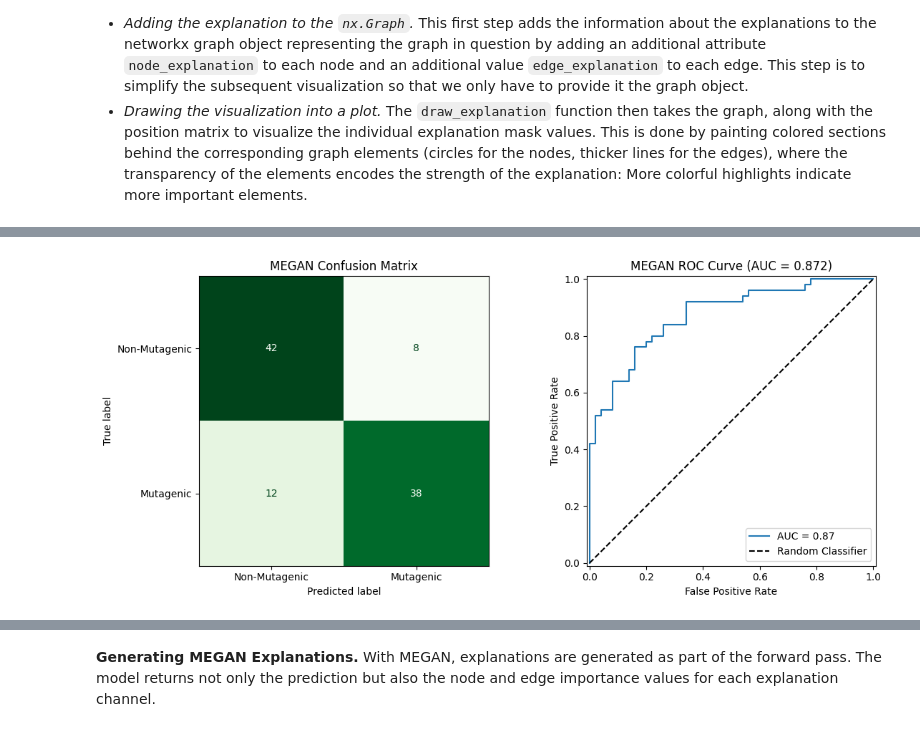
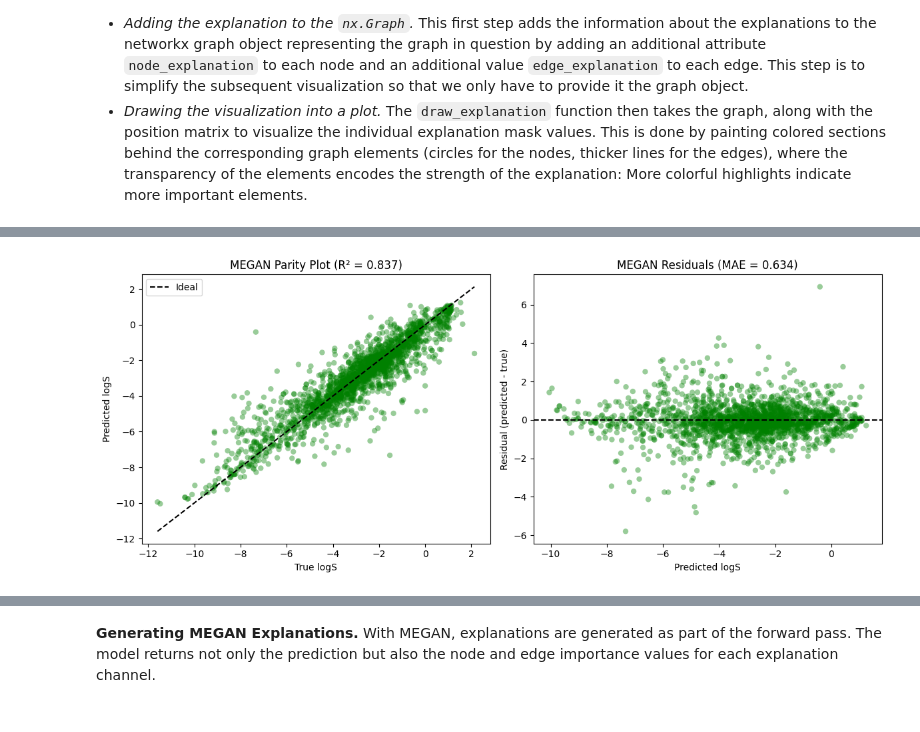
Before and after one commit to SPP2363/06_xAI_in_chemistry, a Jupyter notebook: 02_structure_attribution_methods.ipynb, the cells around one changed output, grey strips where cells are left out. Drawn from its saved outputs; the diff is of its cells as text; code cells hidden in the pictures.

```diff
--- a/02_structure_attribution_methods.ipynb
+++ b/02_structure_attribution_methods.ipynb
@@ -1107,12 +1140,12 @@ explainer = Explainer(
     ),
 )
 # %%
-# SMILES representation of the molecule to explain.
-SMILES: str = '[O-][N+](=O)c1cc(CCO)ccc1'
+# SMILES representation of the (illustrative) molecule to explain:
+# it combines a polar ketone and hydroxyl group with a hydrophobic aromatic ring.
+SMILES: str = 'CC(=O)Cc1ccc(O)cc1'
 
 # We first convert the SMILES into the networkx Graph intermediate representation
 graph: nx.Graph = graph_from_smiles(SMILES)
-graph.graph['graph_labels'] = [1]
 # This can then be converted in the pytorch_geometric Data representation of
 # a graph structure.
 data: Data = data_from_graph(graph)
@@ -1123,14 +1156,14 @@ loader: DataLoader = DataLoader([data], batch_size=1, shuffle=False)
 batch: Data = next(iter(loader))
 
 # The explanation can be created by calling the explainer instance with
-# the input sample of interest.
+# the input sample of interest. Because the explainer was configured with
+# explanation_type='model', the regression target is inferred from the model's
+# own prediction and we do not pass a target explicitly.
 explanation = explainer(
     x=batch.x,
     edge_index=batch.edge_index,
     edge_attr=batch.edge_attr,
     batch=batch.batch,
-    # Target should be class index (long tensor) for multiclass_classification
-    target=batch.y.long(),
     index=0
 )
 
@@ -1865,7 +1535,7 @@ def megan_data_from_smiles(smiles: str, target: float) -> PyGData:
     Creates a PyTorch Geometric Data object from a SMILES string for use with MEGAN.
 
     :param smiles: The SMILES string of the molecule.
-    :param target: The target value (0 or 1 for classification).
+    :param target: The continuous regression target value (logS).
     :returns: A PyG Data object compatible with MEGAN.
     """
     graph_dict = graph_dict_from_smiles(smiles)
@@ -1882,11 +1552,11 @@ def megan_data_from_smiles(smiles: str, target: float) -> PyGData:
 # Convert datasets
 print('Converting dataset for MEGAN...')
 megan_data_train = [
-    megan_data_from_smiles(data_frame.iloc[idx]['smiles'], data_frame.iloc[idx]['Activity'])
+    megan_data_from_smiles(data_frame.iloc[idx]['smiles'], data_frame.iloc[idx]['solubility'])
     for idx in train_indices
 ]
 megan_data_test = [
-    megan_data_from_smiles(data_frame.iloc[idx]['smiles'], data_frame.iloc[idx]['Activity'])
+    megan_data_from_smiles(data_frame.iloc[idx]['smiles'], data_frame.iloc[idx]['solubility'])
     for idx in test_indices
 ]
 
@@ -2040,23 +1780,26 @@ MEGAN Model Evaluation on Test Set:
 # %%
 # --- Visualize MEGAN evaluation results ---
 
 fig, axes = plt.subplots(1, 2, figsize=(12, 5))
 
-# Confusion Matrix
-megan_cm = confusion_matrix(megan_y_true, megan_y_pred)
-disp_cm = ConfusionMatrixDisplay(confusion_matrix=megan_cm, display_labels=['Non-Mutagenic', 'Mutagenic'])
-disp_cm.plot(ax=axes[0], cmap='Greens', colorbar=False)
-axes[0].set_title('MEGAN Confusion Matrix')
+# Parity plot: predicted vs. true logS
+axes[0].scatter(megan_y_true, megan_y_pred, alpha=0.4, edgecolor='none', color='green')
+lims = [min(megan_y_true.min(), megan_y_pred.min()), max(megan_y_true.max(), megan_y_pred.max())]
+axes[0].plot(lims, lims, 'k--', label='Ideal')
+axes[0].set_xlabel('True logS')
+axes[0].set_ylabel('Predicted logS')
+axes[0].set_title(f'MEGAN Parity Plot (R² = {megan_r2:.3f})')
+axes[0].legend()
 
-# ROC Curve
-megan_fpr, megan_tpr, _ = roc_curve(megan_y_true, megan_y_pred_proba)
-disp_roc = RocCurveDisplay(fpr=megan_fpr, tpr=megan_tpr, roc_auc=megan_roc_auc)
-disp_roc.plot(ax=axes[1])
-axes[1].plot([0, 1], [0, 1], 'k--', label='Random Classifier')
-axes[1].set_title(f'MEGAN ROC Curve (AUC = {megan_roc_auc:.3f})')
-axes[1].legend()
+# Residual plot
+megan_residuals = megan_y_pred - megan_y_true
+axes[1].scatter(megan_y_pred, megan_residuals, alpha=0.4, edgecolor='none', color='green')
+axes[1].axhline(0, color='k', linestyle='--')
+axes[1].set_xlabel('Predicted logS')
+axes[1].set_ylabel('Residual (predicted - true)')
+axes[1].set_title(f'MEGAN Residuals (MAE = {megan_mae:.3f})')
 
 plt.tight_layout()
 plt.show()
 # %% [output]
-[figure, old version]
+[figure, new version]
```
Also changed, not shown: parts of 67 cells of this notebook, 11 other files.
